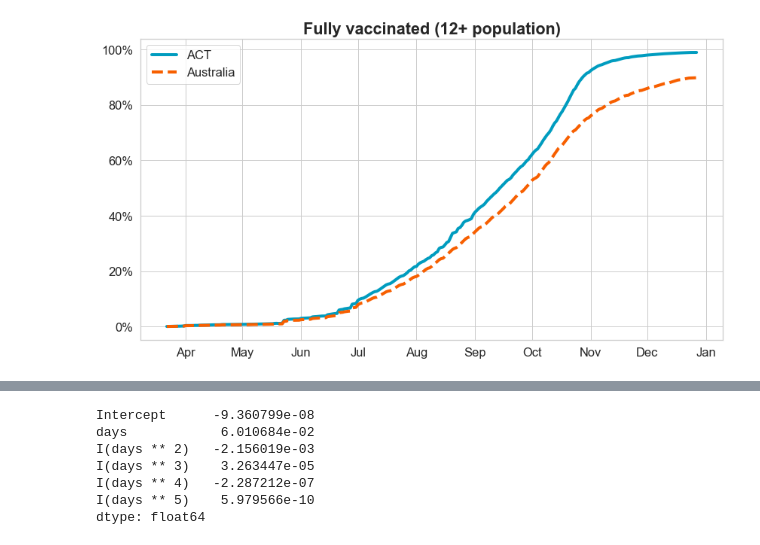
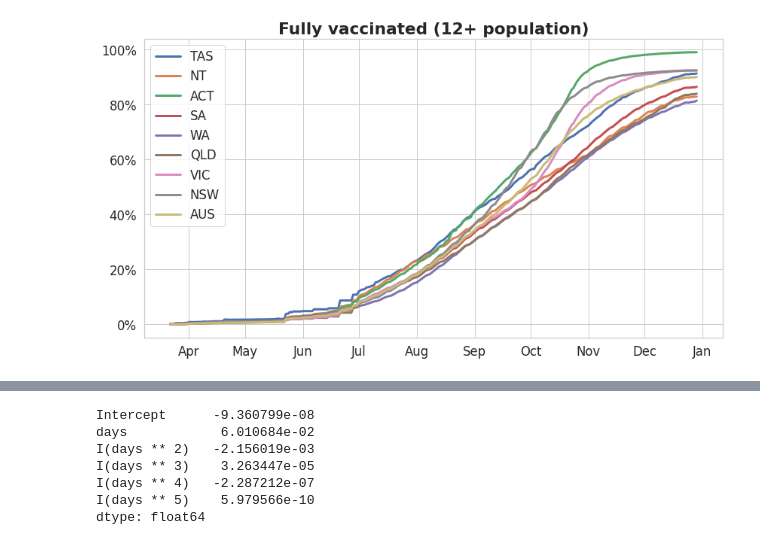
Before and after one commit to MarkusMannheim/vax-stats, a Jupyter notebook: data/data.ipynb, the cells around one changed output, grey strips where cells are left out. Drawn from its saved outputs; the diff is of its cells as text; code cells hidden in the pictures.

```diff
--- a/data/data.ipynb
+++ b/data/data.ipynb
@@ -2,26 +2,17 @@
 import pandas as pd, numpy as np, seaborn as sns, matplotlib.pyplot as plt, matplotlib.dates as mdates, matplotlib.ticker as ticker, statsmodels.formula.api as smf, statsmodels.api as sm
 sns.set(style="whitegrid", font_scale=1.5)
 
-data = pd.read_csv("vaxUpdate.csv", parse_dates=["date"])
+data = pd.read_csv("vax.csv", parse_dates=["date"])
 data["date"] = data["date"] - pd.Timedelta(days=1)
 data["dayofyear"] = data["date"].dt.dayofyear
+populations = [468333, 204010, 364938, 1527857, 2264264, 4430906, 5686481, 6979337, 21930273]
 
-data.at[277, "act"] = (data.at[279, "act"] - data.at[276, "act"]) / 3 + data.at[276, "act"]
-data.at[277, "aus"] = (data.at[279, "aus"] - data.at[276, "aus"]) / 3 + data.at[276, "aus"]
-data.at[278, "act"] = (data.at[279, "act"] - data.at[276, "act"]) / 3 * 2 + data.at[276, "act"]
-data.at[278, "aus"] = (data.at[279, "aus"] - data.at[276, "aus"]) / 3 * 2 + data.at[276, "aus"]
-
-data["aus_pc"] = data.aus / (25739256 - 325331 - 326764 - 1520922 - 1635966)
-data["act_pc"] = data.act / (432266 - 5593 - 5571 - 27121 - 29043)
+for i, juris in enumerate(data.columns[1:10]):
+    data[f"{juris}_pc"] = data[juris] / populations[i]
 
 for i in data.index:
-    if data.at[i, "date"] < pd.Timestamp("2021-07-28"):
-        data.at[i, "act_pc"] = data.at[i, "aus_pc"] * 1.2
-
-data["act_doses"] = data.act_pc * (432266 - 5593 - 5571 - 27121 - 29043)
-
-for i in data.index:
-    data.at[i, "act_new"] = (data.at[i, "act_doses"] - data.at[i - 1, "act_doses"]) if i > 0 else 0
+    for juris in data.columns[1:10]:
+        data.at[i, f"{juris}_new"] = (data.at[i, juris] - data.at[i - 1, juris]) if i > 0 else 0
 
 data
 # %% [output]
@@ -41,17 +32,18 @@ data
 # %%
 fig, ax = plt.subplots(
     tight_layout=True,
     figsize=(12, 6.75)
 )
 
-sns.lineplot(data=data, x="date", y="act_pc", ax=ax, label="ACT", lw=4, color="#009CBF")
-sns.lineplot(data=data, x="date", y="aus_pc", ax=ax, label="Australia", lw=4, color="#F75F00", linestyle="dashed")
-# sns.scatterplot(data=data, x="date", y="act_new", ax=ax)
+for juris in data.columns[1:10]:
+    sns.lineplot(data=data, x="date", y=f"{juris}_pc", ax=ax, label=juris.upper(), lw=3)
 plt.xlabel(None)
 plt.ylabel(None)
 plt.title("Fully vaccinated (12+ population)", fontsize="large", fontweight="bold")
 ax.xaxis.set_major_formatter(mdates.DateFormatter("%b"))
 ax.yaxis.set_major_formatter(ticker.PercentFormatter(1))
 plt.savefig("vax_comparison.jpg")
+
+data[["date"] + [x for x in data.columns if "_pc" in x]].to_csv("vax_comparison.csv", index=False)
 # %% [output]
-[figure, old version]
+[figure, new version]
```
Also changed, not shown: parts of 2 cells of this notebook, 4 other files.
